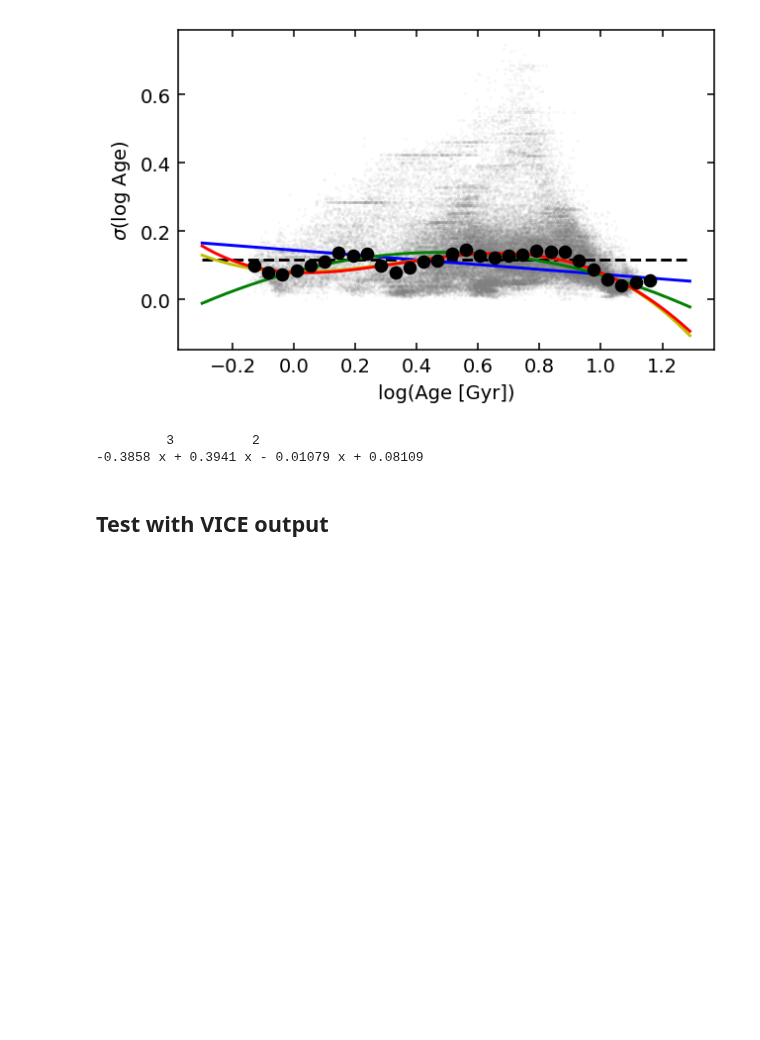
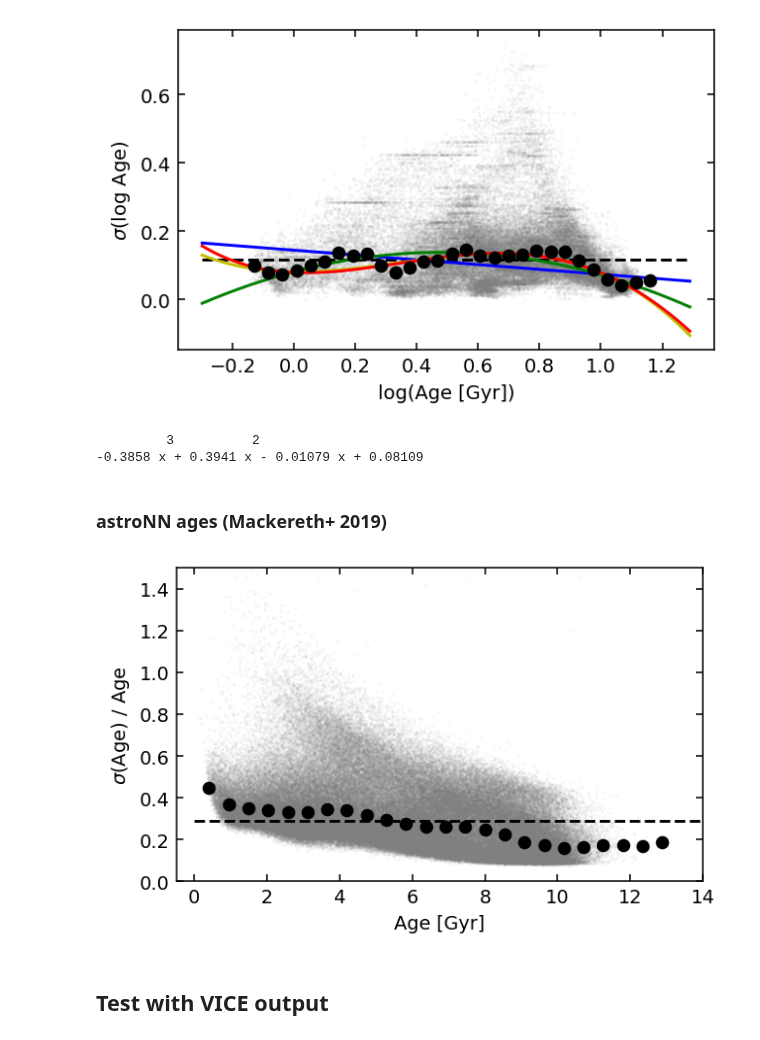
Before and after one commit to lodubay/galactic-dtd, a Jupyter notebook: notebooks/abundance_uncertainty.ipynb, the cells around one changed output. Saved outputs shown, nothing was run; the diff lists cells and outputs as text; code cells hidden in the pictures; blank space fills up the shorter version.

```diff
--- a/notebooks/abundance_uncertainty.ipynb
+++ b/notebooks/abundance_uncertainty.ipynb
@@ -234,6 +253,27 @@ print(log_age_err_fit)
 # %% [output]
          3          2
 -0.3858 x + 0.3941 x - 0.01079 x + 0.08109
+# %% [markdown]
+### astroNN ages (Mackereth+ 2019)
+# %%
+fig, ax = plt.subplots()
+data['ASTRONN_AGE_ERR_FRAC'] = data['ASTRONN_AGE_ERR'] / data['ASTRONN_AGE']
+# All points
+ax.scatter(data['ASTRONN_AGE'], data['ASTRONN_AGE_ERR_FRAC'], alpha=0.1, s=0.1, c='gray')
+# Median bins
+grouped = group_by_bins(data, 'ASTRONN_AGE', bins=30)
+medians = grouped['ASTRONN_AGE_ERR_FRAC'].median()
+median_errs = grouped['ASTRONN_AGE_ERR_FRAC'].apply(median_standard_error)
+ax.errorbar(medians.index, medians, yerr=median_errs,
+            linestyle='none', marker='o', color='k')
+ax.plot([0, 14], [data['ASTRONN_AGE_ERR_FRAC'].median(), data['ASTRONN_AGE_ERR_FRAC'].median()], 'k--')
+ax.set_xlabel('Age [Gyr]')
+ax.set_ylabel(r'$\sigma$(Age) / Age')
+ax.set_xlim((-0.5, 14))
+ax.set_ylim((0, 1.5))
+plt.show()
+# %% [output]
+[figure, added]
 # %% [markdown]
 ## Test with VICE output
 # %%
```
Also changed, not shown: parts of 3 cells of this notebook, 3 other files.
